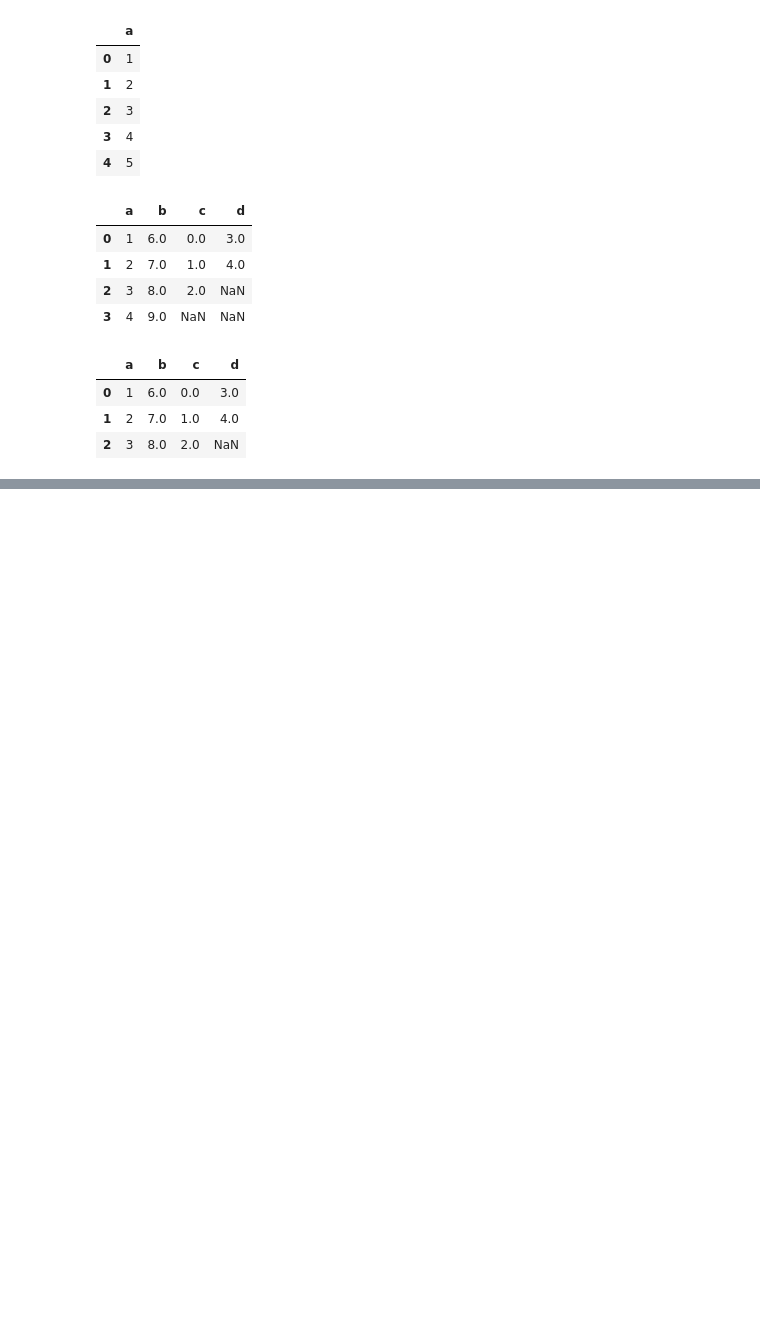
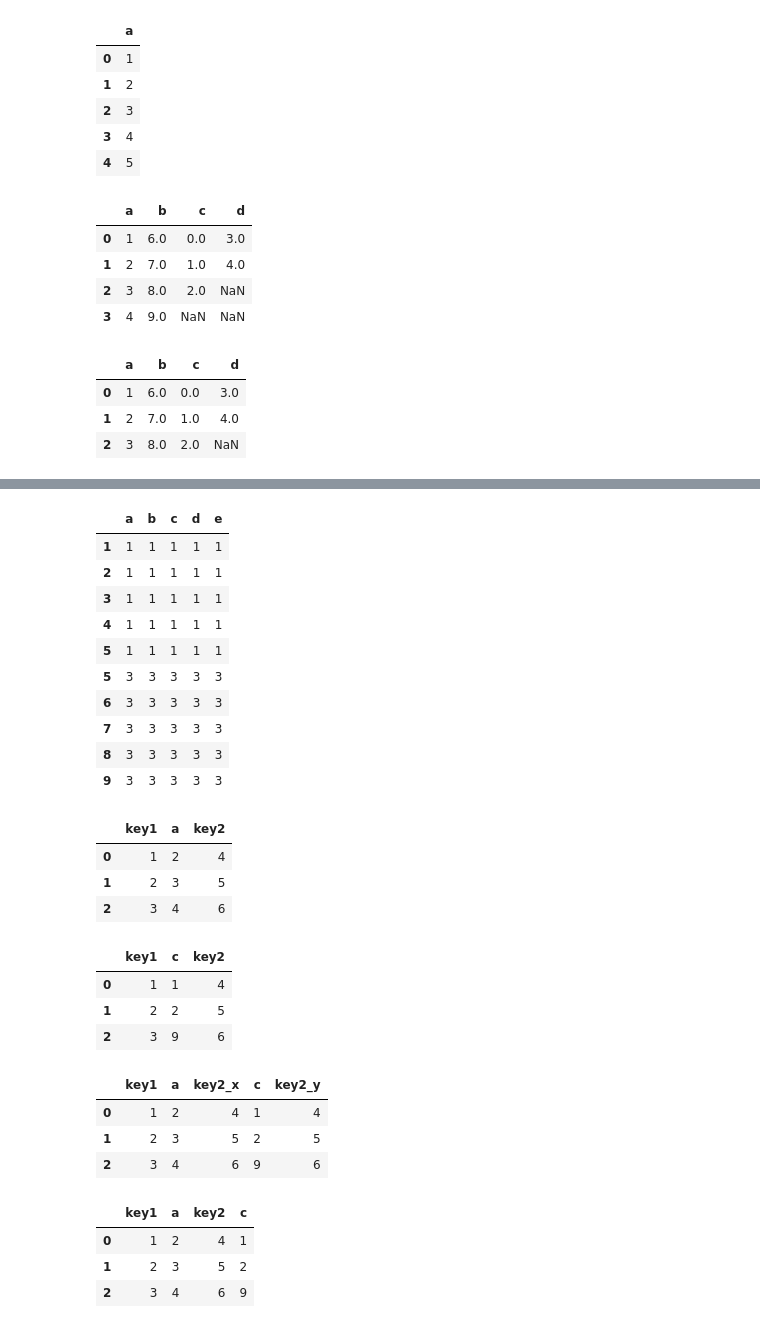
Before and after one commit to utsaverma2001-crypto/Machine-Learning, a Jupyter notebook: Python-for-Data-Visualization/Pandas.ipynb, the cells around one changed output, grey strips where cells are left out. Drawn from its saved outputs; the diff is of its cells as text; code cells hidden in the pictures; blank space fills up the shorter version.

```diff
--- a/Python-for-Data-Visualization/Pandas.ipynb
+++ b/Python-for-Data-Visualization/Pandas.ipynb
@@ -206,0 +378,14 @@ df.dropna(thresh=3)
+# %%
+pd.concat([df1,df3],axis=0)
+# %% [output]
+|  | a | b | c | d | e |
+| 1 | 1 | 1 | 1 | 1 | 1 |
+| 2 | 1 | 1 | 1 | 1 | 1 |
+| 3 | 1 | 1 | 1 | 1 | 1 |
+| 4 | 1 | 1 | 1 | 1 | 1 |
+| 5 | 1 | 1 | 1 | 1 | 1 |
+| 5 | 3 | 3 | 3 | 3 | 3 |
+| 6 | 3 | 3 | 3 | 3 | 3 |
+| 7 | 3 | 3 | 3 | 3 | 3 |
+| 8 | 3 | 3 | 3 | 3 | 3 |
+| 9 | 3 | 3 | 3 | 3 | 3 |
@@ -206,0 +395,28 @@ df.dropna(thresh=3)
+# %%
+df1
+# %% [output]
+|  | key1 | a | key2 |
+| 0 | 1 | 2 | 4 |
+| 1 | 2 | 3 | 5 |
+| 2 | 3 | 4 | 6 |
+# %%
+df2
+# %% [output]
+|  | key1 | c | key2 |
+| 0 | 1 | 1 | 4 |
+| 1 | 2 | 2 | 5 |
+| 2 | 3 | 9 | 6 |
+# %%
+pd.merge(df1,df2,how='inner',on='key1') #merging
+# %% [output]
+|  | key1 | a | key2_x | c | key2_y |
+| 0 | 1 | 2 | 4 | 1 | 4 |
+| 1 | 2 | 3 | 5 | 2 | 5 |
+| 2 | 3 | 4 | 6 | 9 | 6 |
+# %%
+pd.merge(df1,df2,how='inner',on=['key1','key2'])
+# %% [output]
+|  | key1 | a | key2 | c |
+| 0 | 1 | 2 | 4 | 1 |
+| 1 | 2 | 3 | 5 | 2 |
+| 2 | 3 | 4 | 6 | 9 |
```
Also changed, not shown: parts of 41 cells of this notebook.
